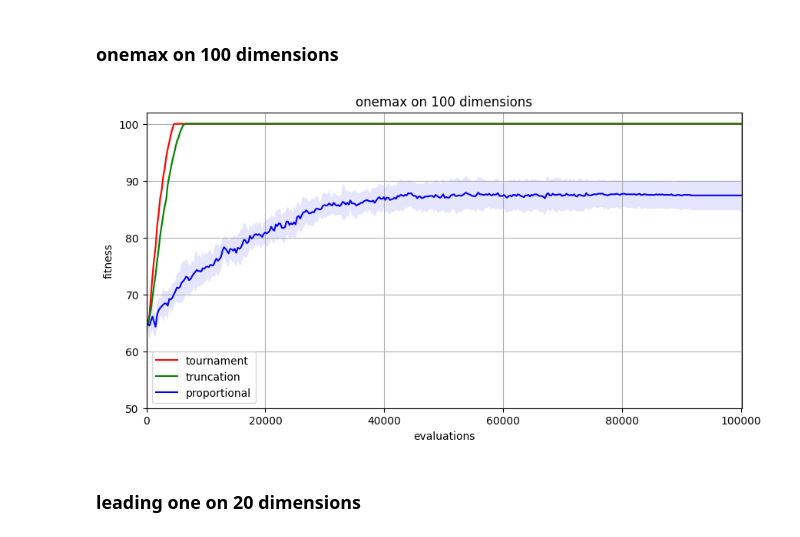
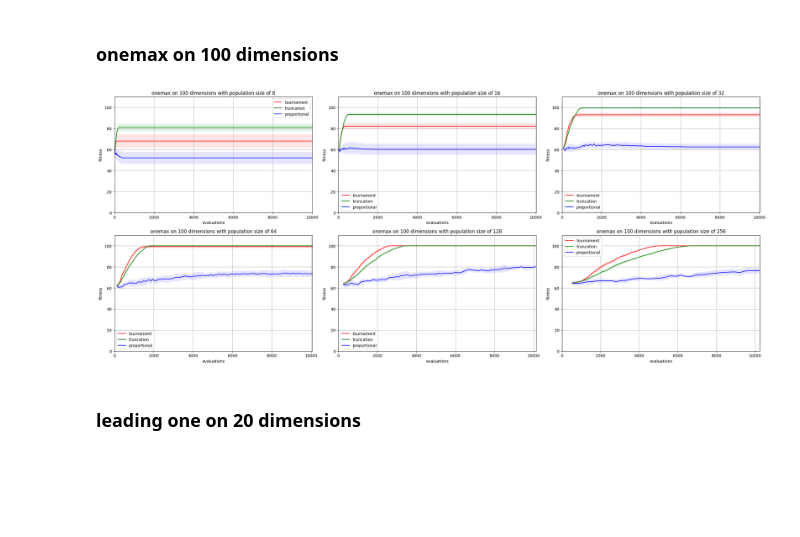
Before and after one commit to variphx/homework-2425-02, a Jupyter notebook: neural-networks-and-genetic-algorithms/lab-1/src/lab_1.ipynb, the cells around one changed output. Saved outputs shown, nothing was run; the diff lists cells and outputs as text; code cells hidden in the pictures; blank space fills up the shorter version.

```diff
--- a/neural-networks-and-genetic-algorithms/lab-1/src/lab_1.ipynb
+++ b/neural-networks-and-genetic-algorithms/lab-1/src/lab_1.ipynb
@@ -319,8 +338,9 @@ def pipelines(
     population_size: int,
     individual_selection_method: Literal["tournament", "truncation", "proportional"],
     max_evaluations: int,
+    student_id: int = 22520278,
 ):
-    for random_seed in range(22520278, 22520278 + 10):
+    for random_seed in range(student_id, student_id + 10):
         state = POPOPState(
             individual_size=individual_size,
             population_size=population_size,
@@ -342,7 +362,7 @@ def pipelines(
 # %%
 import numpy as np
 from typing import Iterable, Literal
-from matplotlib import pyplot as plt
+from matplotlib.axes import Axes
 
 
 def plot_from_states(
@@ -350,6 +370,7 @@ def plot_from_states(
     selection_method: Literal["tournament", "truncation", "proportional"],
     title: str,
     color: str,
+    ax: Axes,
 ):
     fits: list[NDArray[np.uint]] = []
     evaluations: NDArray[np.uint] | None = None
@@ -383,17 +404,18 @@ def plot_from_states(
     assert population_size is not None
     assert individual_size is not None
 
-    plt.plot(evaluations, average, label=selection_method, color=color)  # type: ignore
-    plt.fill_between(  # type: ignore
+    ax.plot(evaluations, average, label=selection_method, color=color)  # type: ignore
+    ax.fill_between(  # type: ignore
         evaluations, average + error, average - error, facecolor=color, alpha=0.1
     )
-    plt.xlabel("evaluations")  # type: ignore
-    plt.ylabel("fitness")  # type: ignore
-    plt.xlim(0, max_evaluations + population_size)  # type: ignore
-    plt.ylim(individual_size / 2, individual_size + 2)  # type: ignore
-    plt.title(title)  # type: ignore
-    plt.legend()  # type: ignore
-    plt.grid()  # type: ignore
+    ax.set_xlabel("evaluations")  # type: ignore
+    ax.set_ylabel("fitness")  # type: ignore
+    ax.set_xlim(0, max_evaluations + population_size)  # type: ignore
+    ax.set_ylim(0, individual_size + individual_size // 10 + individual_size % 10)  # type: ignore
+
+    ax.set_title(title)  # type: ignore
+    ax.legend()  # type: ignore
+    ax.grid()  # type: ignore
 # %% [markdown]
 ## experiments
 # %%
@@ -472,9 +502,9 @@ def experiment_on(
         return
 # %% [markdown]
 ### onemax on 100 dimensions
-# %%
-experiment_on("onemax", population_size=128)
-# %% [output]
-[figure, removed]
+# %%
+experiment_on("onemax", *(2**i for i in range(3, 3 + 6)))
+# %% [output]
+[figure, added]
 # %% [markdown]
 ### leading one on 20 dimensions
```
Also changed, not shown: parts of 8 cells of this notebook.
